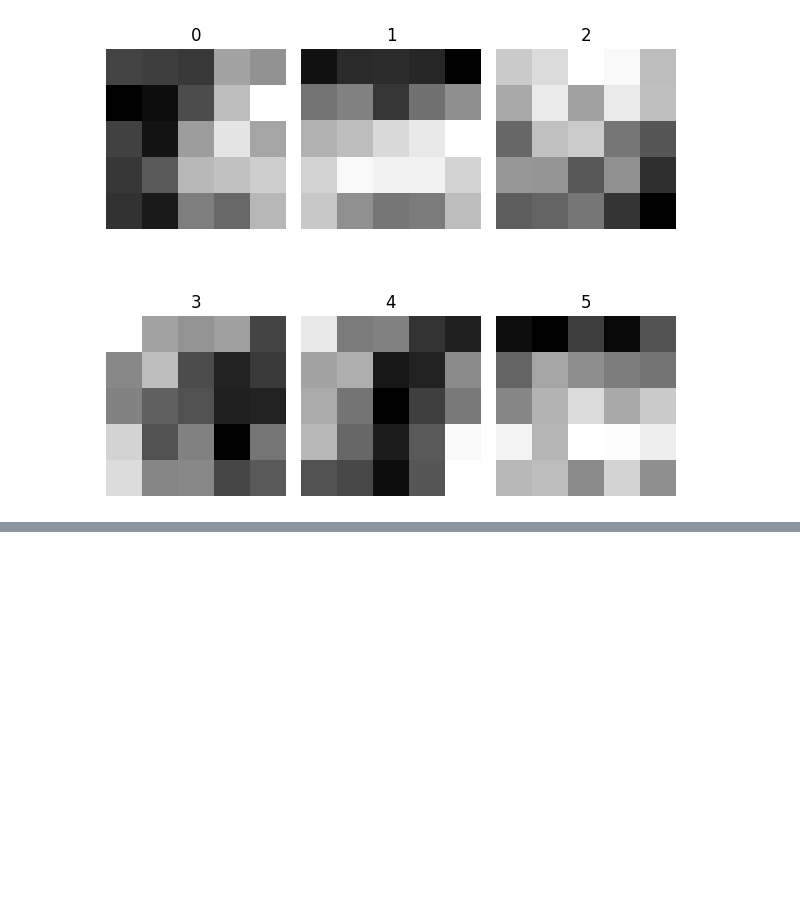
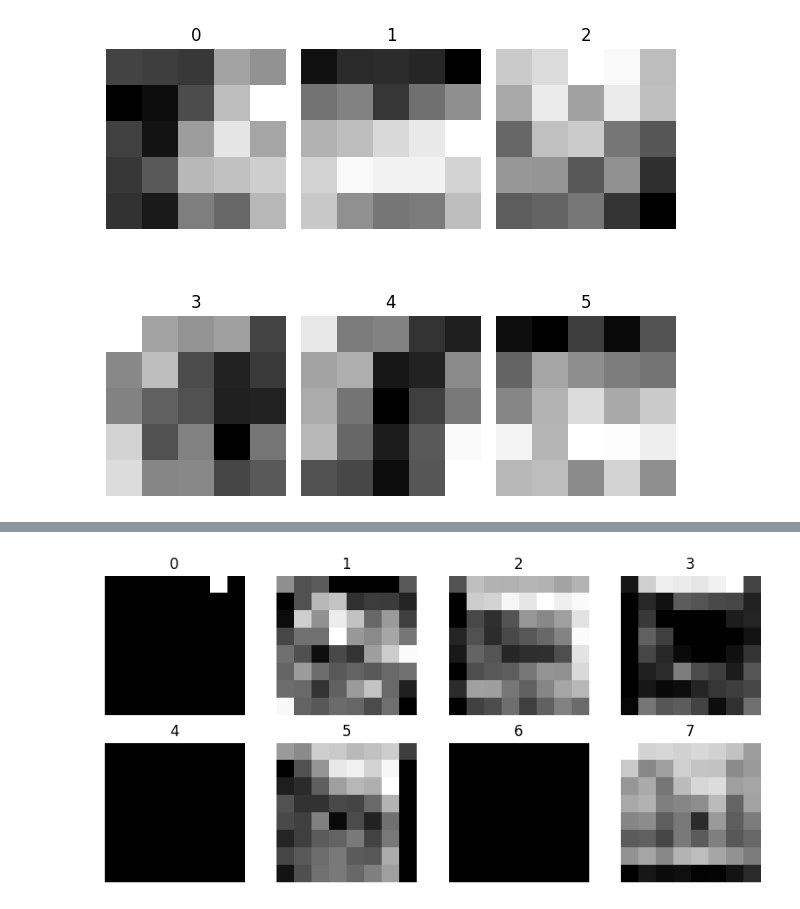
Before and after one commit to Harshactinium07/ML-Assignment, a Jupyter notebook: Assignment-ML-LAB.ipynb, the cells around one changed output, grey strips where cells are left out. Saved outputs shown, nothing was run; the diff lists cells and outputs as text; code cells hidden in the pictures; blank space fills up the shorter version.

```diff
--- a/Assignment-ML-LAB.ipynb
+++ b/Assignment-ML-LAB.ipynb
@@ -924,0 +931,3 @@ plt.show()
+# %%
+model = CustomCNN().to(device)
+model.eval()
@@ -924,0 +999,16 @@ plt.show()
+# %%
+fmap_last = fmap_last.squeeze().detach().cpu()
+
+plt.figure(figsize=(8,4))
+
+for i in range(8):
+    plt.subplot(2,4,i+1)
+    plt.imshow(fmap_last[i], cmap='gray')
+    plt.title(f"{i}")
+    plt.axis('off')
+
+plt.tight_layout()
+plt.savefig("fmaps_last.png")
+plt.show()
+# %% [output]
+[figure, added]
```
Also changed, not shown: parts of 7 cells of this notebook.
